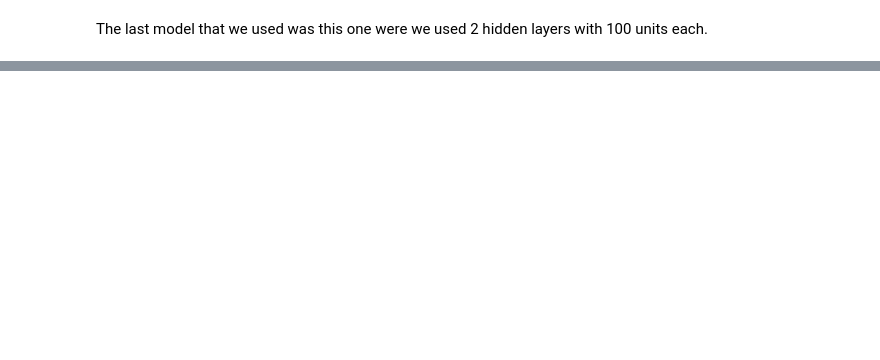
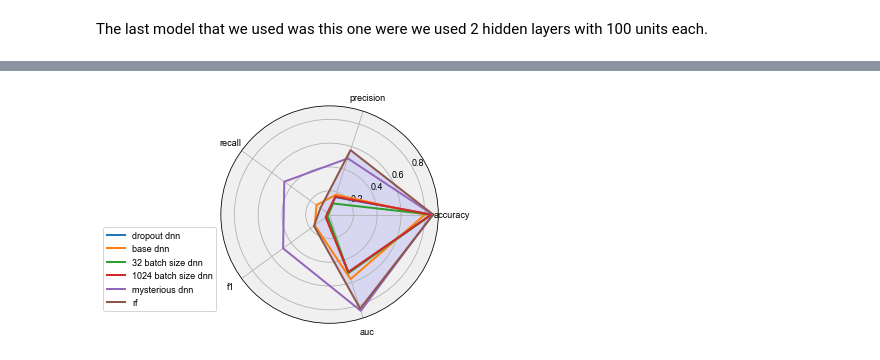
Before and after one commit to anfoss/anfoss.github.io, a Jupyter notebook: _jupyter/hiv deep learning/Untitled1.ipynb, the cells around one changed output, grey strips where cells are left out. Saved outputs shown, nothing was run; the diff lists cells and outputs as text; code cells hidden in the pictures; blank space fills up the shorter version.

```diff
--- a/_jupyter/hiv deep learning/Untitled1.ipynb
+++ b/_jupyter/hiv deep learning/Untitled1.ipynb
@@ -212,0 +364,2 @@ dropout_perf
+# %%
+lstm_perf = metrics(lstmbi, X_test, y_test, nm='mysterious dnn')
@@ -212,0 +385,4 @@ dropout_perf
+# %%
+ls = [dropout_perf, base_perf, batch32_perf, batch1024_perf, lstm_perf, rf_metr]
+perf_df = pd.DataFrame(ls, columns=['clf', 'accuracy', 'precision', 'recall', 'f1', 'auc'])
+perf_df
@@ -212,0 +397,42 @@ dropout_perf
+# %%
+def radarplot(df, nm):
+    import math as m
+    font = {'size': 9}
+    plt.rc('font', **font)
+    plt.rcParams["font.family"] = "arial"
+    categories = list(df)[1:]
+    N = len(categories)
+    values = df.loc[0].drop('clf').values.flatten().tolist()
+    values += values[:1]
+    angles = [n / float(N) * 2 * m.pi for n in range(N)]
+    angles += angles[:1]
+    ax = plt.subplot(111, polar=True)
+    ax.set_facecolor('#F0F0F0')
+
+    plt.xticks(angles[:-1], categories, color='black', size=9)
+
+    ax.set_rlabel_position(30)
+    # min and max [0.72, 1], middle circle is 0.86
+    #plt.yticks([0.72, 0.86, 1], ["0.72", "0.86", "1.0"], color="black", size=9)
+    # plt.ylim(0.72,1)
+
+    for idx, nm in enumerate(nm):
+        values = df.loc[idx].drop('clf').values.flatten().tolist()
+        values += values[:1]
+        ax.plot(angles, values, linewidth=2, linestyle='solid', label=nm)
+        # ax.fill(angles, values, 'b', alpha=0.1)
+
+
+    # Add legend
+    plt.legend(loc='right', bbox_to_anchor=(0, 0.25), fontsize=9)
+
+
+    # Fill area
+    ax.fill(angles, values, 'b', alpha=0.1)
+    plt.savefig('./legend.pdf', dpi=600, bbox_inches='tight')
+    plt.show()
+    plt.close()
+
+radarplot(perf_df, nm=list(perf_df['clf']))
+# %% [output]
+[figure, added]
```
Also changed, not shown: parts of 28 cells of this notebook, 22 other files.
